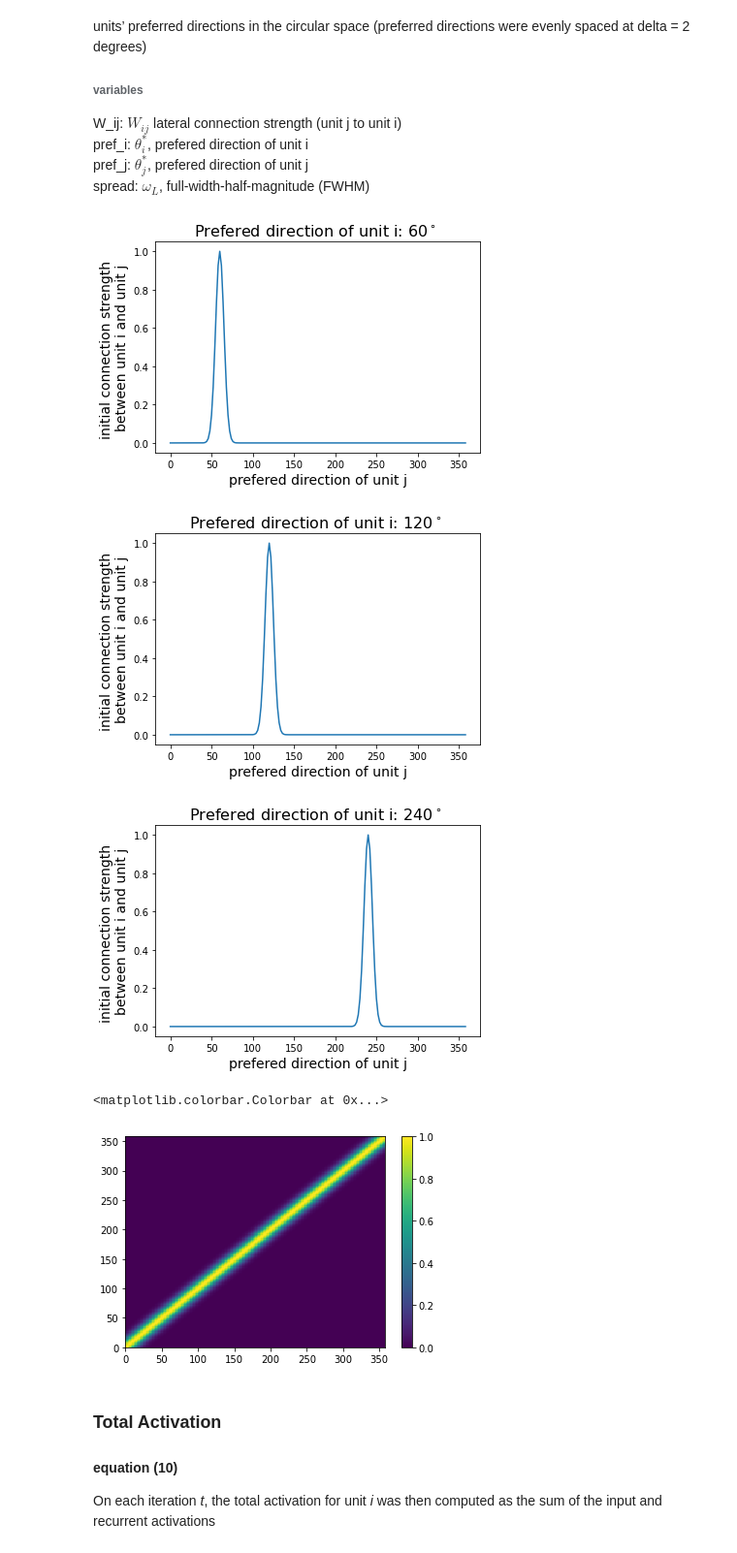
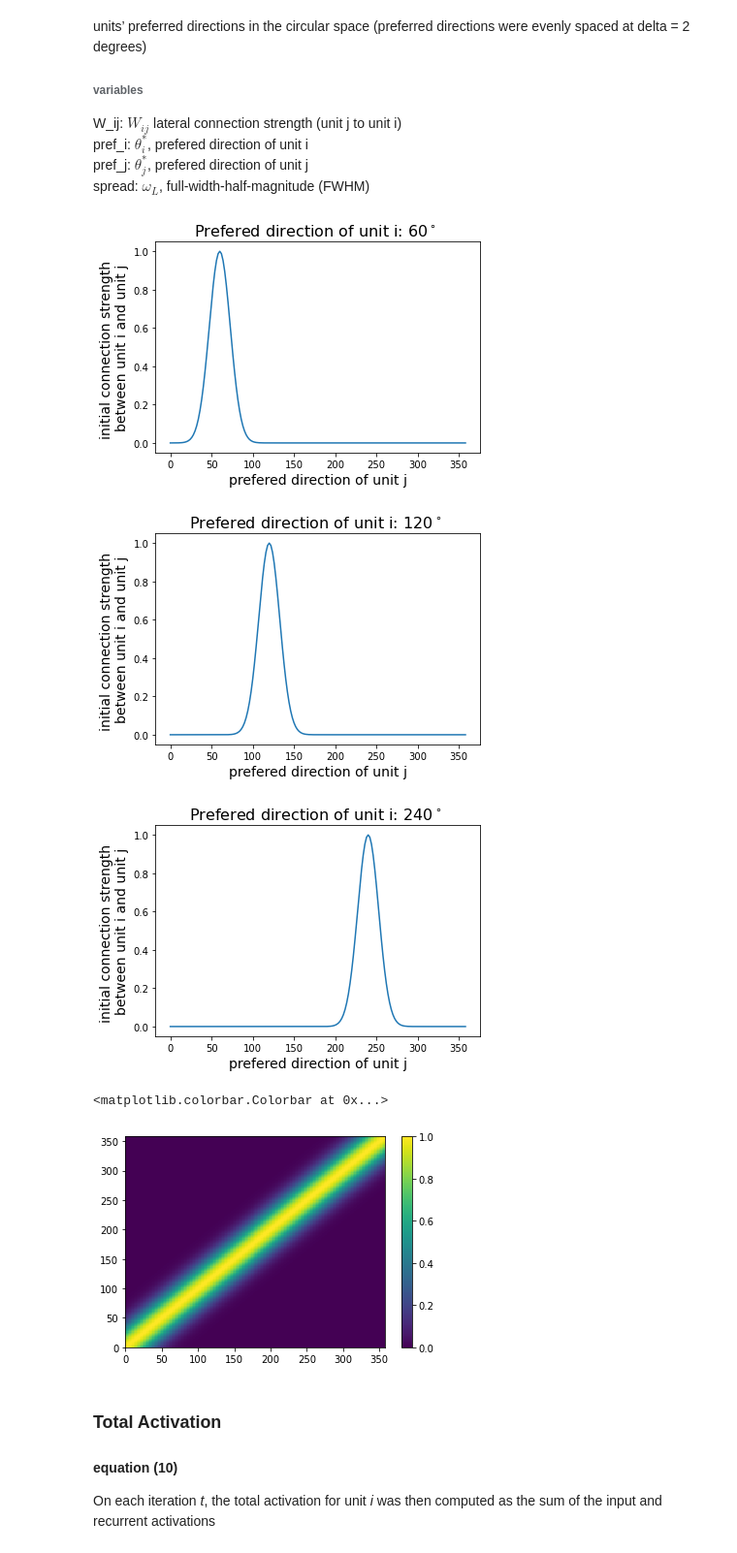
Before and after one commit to mwprestonjr/verstynen_2011_rpl, a Jupyter notebook: notebooks/verstynen_2011.ipynb, the cells around one changed output. Shown at 97% size. Saved outputs shown, nothing was run; the diff lists cells and outputs as text; code cells hidden in the pictures.

```diff
--- a/notebooks/verstynen_2011.ipynb
+++ b/notebooks/verstynen_2011.ipynb
@@ -67,7 +66,7 @@ spread: *$\omega_L$*, full-width-half-magnitude (FWHM)
 # %%
 # define lateral connection strength function
 
-def connection_strength(pref_i, pref_j, spread=12):
+def connection_strength(pref_i, pref_j, spread=30):
     W_ij = np.exp(-np.log(2) * ((pref_i-pref_j) / (spread/2))**2)
     return W_ij
 # %%
@@ -89,32 +88,32 @@ def plot_connection_strength_profile(pref_i, spread=12):
     plt.title('Prefered direction of unit i: %d$^\circ$ ' %pref_i, fontsize=16)
 
 for pref_i in[60, 120, 240]:
-    plot_connection_strength_profile(pref_i, spread=12)
+    plot_connection_strength_profile(pref_i, spread=30)
 # %% [output]
-[figure, old version]
+[figure, new version]
-[figure, old version]
+[figure, new version]
-[figure, old version]
+[figure, new version]
 # %%
 # create and plot an example initial weight matrix
 
 # define 180 units
 preference = np.arange(0,360,2)
 
 # calc weight between units
 W = np.zeros([len(preference), len(preference)])
 for i, pref_i in enumerate(preference):
     for j, pref_j in enumerate(preference):
-        W[i,j] = connection_strength(i, j)
+        W[i,j] = connection_strength(i, j, spread=30)
 
 # set diagonal to zero (self connections)
 #W = W - np.diag(np.diag(W))
 
 # plot weights
 plt.pcolormesh(preference, preference, W)
 plt.colorbar()
 # %% [output]
 <matplotlib.colorbar.Colorbar at 0x...>
-[figure, old version]
+[figure, new version]
 # %% [markdown]
 ### Total Activation
 #### equation (10)
```
Also changed, not shown: parts of 11 cells of this notebook.
